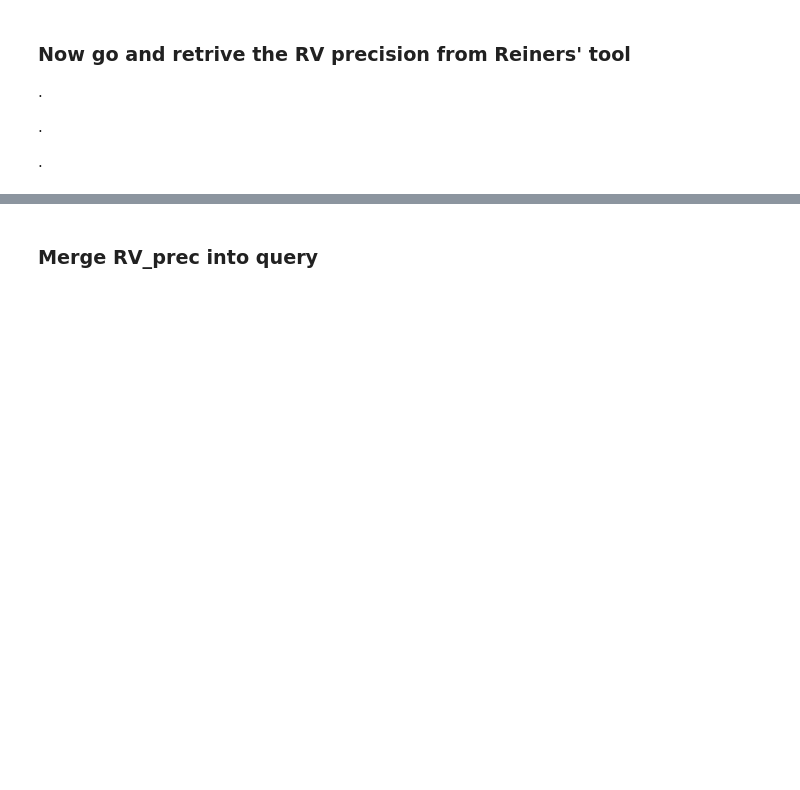
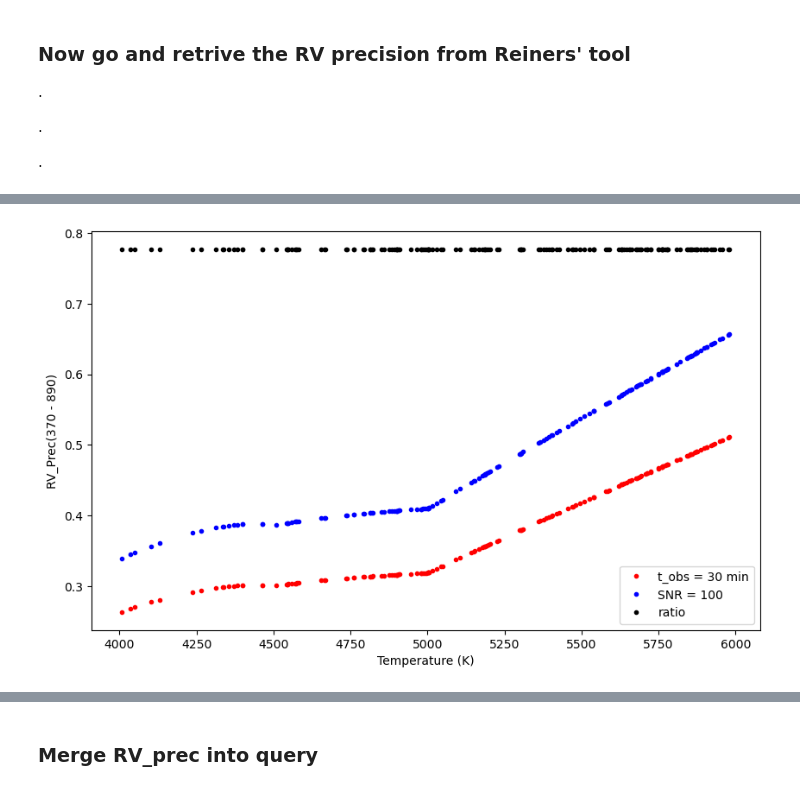
Before and after one commit to exoplanetsdk/2ES_target_selection, a Jupyter notebook: scripts/2ES_target_selection.ipynb, the cells around one changed output, grey strips where cells are left out. Drawn from its saved outputs; the diff is of its cells as text; code cells hidden in the pictures; blank space fills up the shorter version.

```diff
--- a/scripts/2ES_target_selection.ipynb
+++ b/scripts/2ES_target_selection.ipynb
@@ -1274,0 +1397,12 @@ All stars file has been saved as '../results/parameter_file_all.csv'
+# %%
+plt.subplots(figsize=(10, 6))
+plt.plot(df_14_filtered['Temperature'], df_14_filtered['RV_Prec(370 - 890)'], '.', color='red', label='t_obs = 30 min')
+plt.plot(df_13_filtered['Temperature'], df_13_filtered['RV_Prec(370 - 890)'], '.', color='blue', label='SNR = 100')
+plt.plot(df_13_filtered['Temperature'], df_14_filtered['RV_Prec(370 - 890)']/ df_13_filtered['RV_Prec(370 - 890)'], '.', color='black', label='ratio')
+plt.xlabel('Temperature (K)')
+plt.ylabel('RV_Prec(370 - 890)')
+plt.legend()
+# plt.savefig('', dpi=500)
+plt.show()
+# %% [output]
+[figure, added]
```
Also changed, not shown: parts of 11 cells of this notebook, 39 other files.
